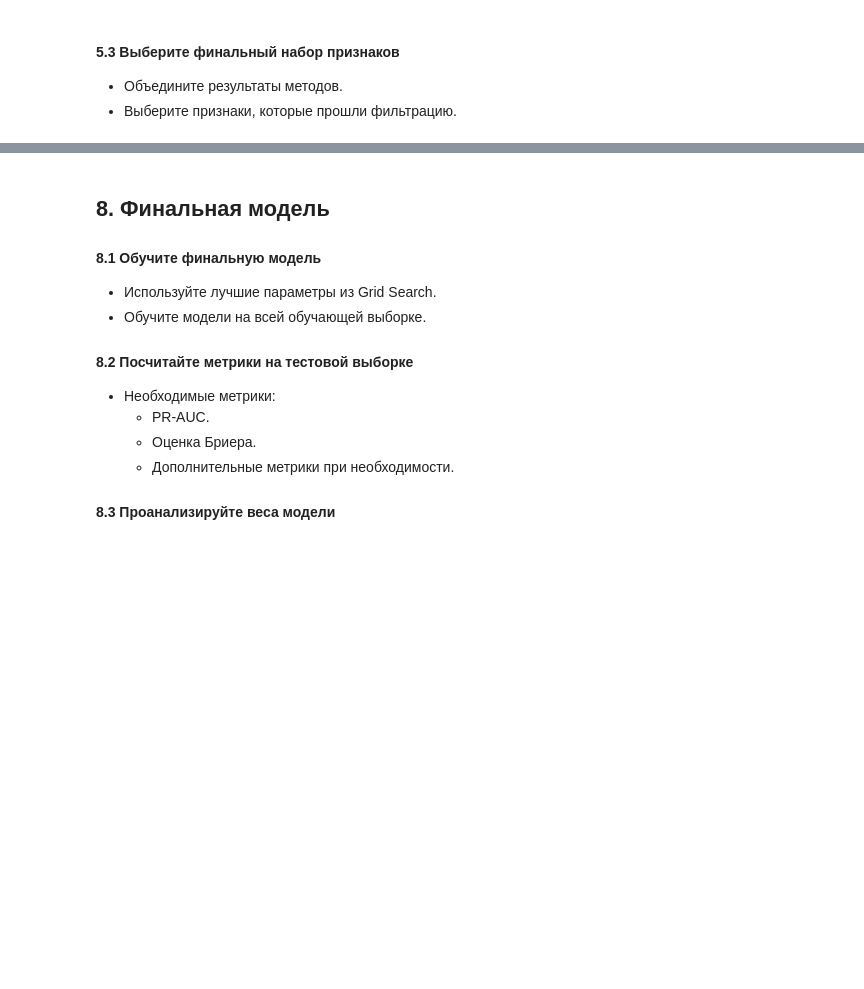
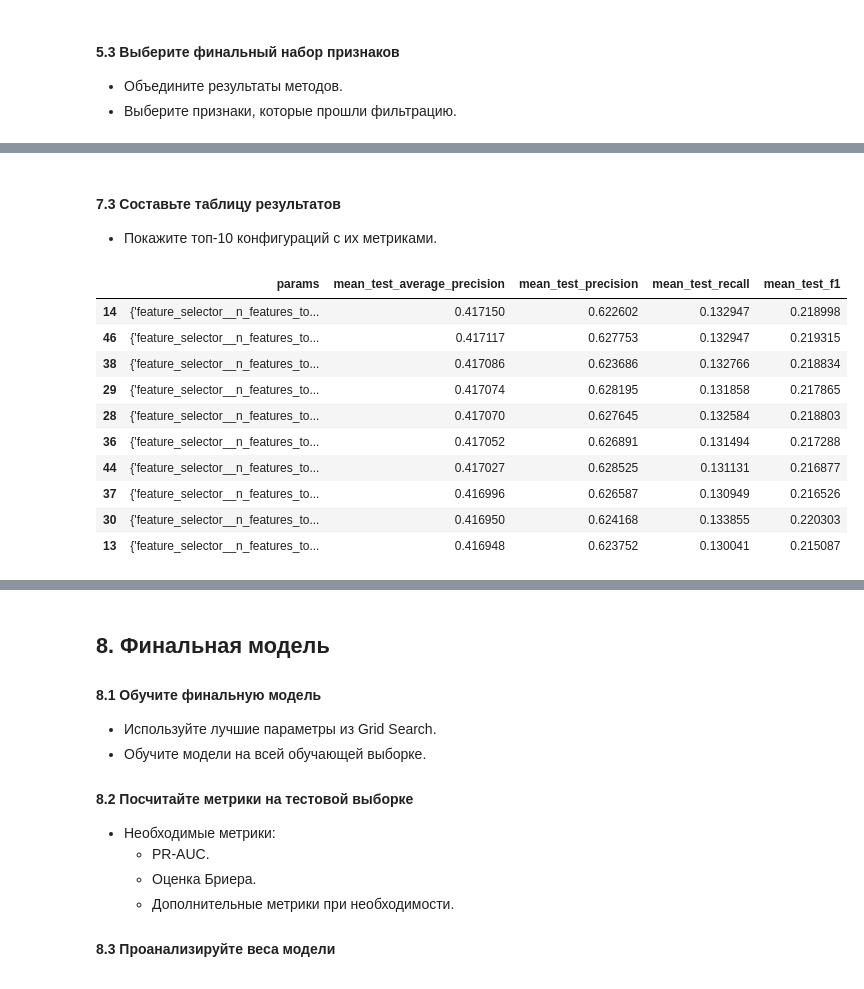
Before and after one commit to TemaQDX/sprint_12_project_advandex, a Jupyter notebook: sprint_12_project_advandex_Artem_Burov.ipynb, the cells around one changed output, grey strips where cells are left out. Saved outputs shown, nothing was run; the diff lists cells and outputs as text; code cells hidden in the pictures; blank space fills up the shorter version.

Commit message:
grid

```diff
--- a/sprint_12_project_advandex_Artem_Burov.ipynb
+++ b/sprint_12_project_advandex_Artem_Burov.ipynb
@@ -1522,4 +1528,4 @@ Pipeline(steps=[('preprocessor',
 # %%
-full_pipeline.fit(X_train_val, y_train_val)
-X_train_selected = full_pipeline.transform(X_train_val)
+preprocessor_selector.fit(X_train_val, y_train_val)
+X_train_selected = preprocessor_selector.transform(X_train_val)
 # %%
@@ -1565,0 +1595,6 @@ memory usage: 7.6 MB
+# %%
+# Выбираем метрики модели PR-AUC, Precision, Recall, F1
+scoring = ['average_precision', 'precision', 'recall', 'f1']
+
+# Собираем кросс-валидацию
+kfold = StratifiedKFold(n_splits=5, shuffle=True, random_state=RANDOM_SEED)
@@ -1578,0 +1926,28 @@ memory usage: 7.6 MB
+# %%
+# Создайте объект GridSearchCV
+grid_lr = GridSearchCV(
+    estimator=pipeline_LR,              # объект с пайплайном
+    param_grid=param_grid_lr,           # словарь с сеткой гиперпараметров
+    cv=kfold,                           # 5-фолдовая стратифицированная кросс-валидация
+    scoring=scoring,                    # словарь с названиями метрик для оценки моделей
+    refit='average_precision',          # выбираем лучшую модель по PR AUC
+    n_jobs=-1,                          # использовать все ядра процессора
+    verbose=1                           # краткий вывод информации
+)
+
+# Запуск поиска
+grid_lr.fit(X_train_val, y_train_val)
+
+# Сохраняем лучшую комбинацию гиперпараметров в отдельную переменную
+best_params_lr = grid_lr.best_params_
+
+# Сохраняем лучшую модель в отдельную переменную
+best_estimator_lr = grid_lr.best_estimator_
+
+# Сохраняем лучший результат pr_auc в отдельную переменную, округлив результат до 3 знаков после запятой
+best_score_lr = round(grid_lr.best_score_, 3)
+
+# Вывод лучших гиперпараметров, модели и результата
+print("Лучшие гиперпараметры:", best_params_lr)
+print("Лучшая модель:", best_estimator_lr)
+print("Лучший средний результат PR-AUC на кросс-валидации:", best_score_lr)
@@ -1578,0 +2018,19 @@ memory usage: 7.6 MB
+# %% [markdown]
+#### 7.3 Составьте таблицу результатов
+- Покажите топ-10 конфигураций с их метриками.
+# %%
+results_lr = pd.DataFrame(grid_lr.cv_results_)
+results_lr = results_lr[['params', 'mean_test_average_precision', 'mean_test_precision', 'mean_test_recall', 'mean_test_f1']].sort_values('mean_test_average_precision', ascending = False).head(10)
+results_lr
+# %% [output]
+|  | params | mean_test_average_precision | mean_test_precision | mean_test_recall | mean_test_f1 |
+| 14 | {'feature_selector__n_features_to... | 0.417150 | 0.622602 | 0.132947 | 0.218998 |
+| 46 | {'feature_selector__n_features_to... | 0.417117 | 0.627753 | 0.132947 | 0.219315 |
+| 38 | {'feature_selector__n_features_to... | 0.417086 | 0.623686 | 0.132766 | 0.218834 |
+| 29 | {'feature_selector__n_features_to... | 0.417074 | 0.628195 | 0.131858 | 0.217865 |
+| 28 | {'feature_selector__n_features_to... | 0.417070 | 0.627645 | 0.132584 | 0.218803 |
+| 36 | {'feature_selector__n_features_to... | 0.417052 | 0.626891 | 0.131494 | 0.217288 |
+| 44 | {'feature_selector__n_features_to... | 0.417027 | 0.628525 | 0.131131 | 0.216877 |
+| 37 | {'feature_selector__n_features_to... | 0.416996 | 0.626587 | 0.130949 | 0.216526 |
+| 30 | {'feature_selector__n_features_to... | 0.416950 | 0.624168 | 0.133855 | 0.220303 |
+| 13 | {'feature_selector__n_features_to... | 0.416948 | 0.623752 | 0.130041 | 0.215087 |
```
Also changed, not shown: parts of 55 cells of this notebook.
